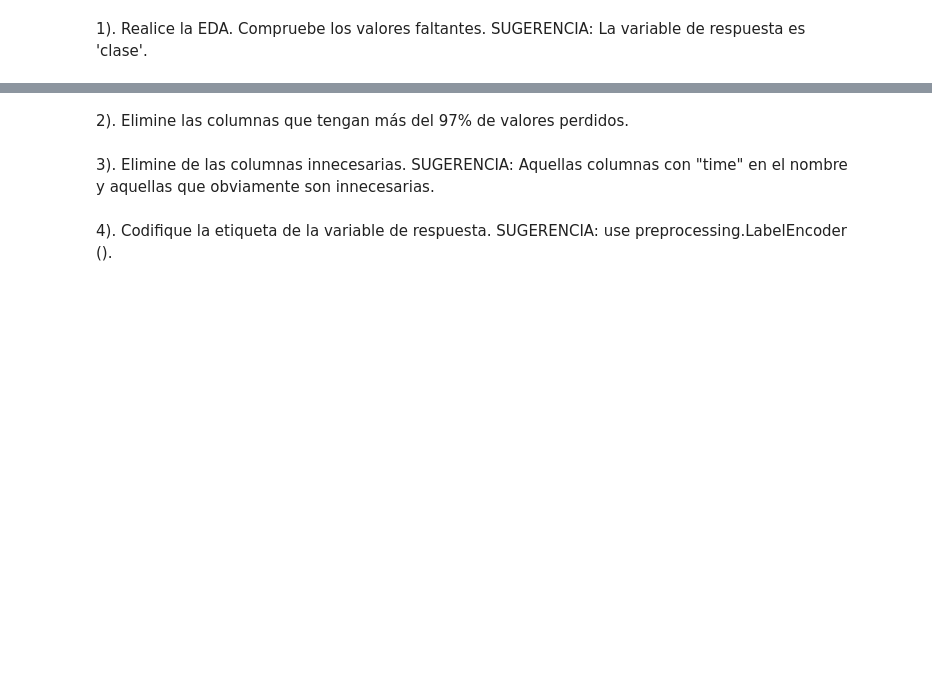
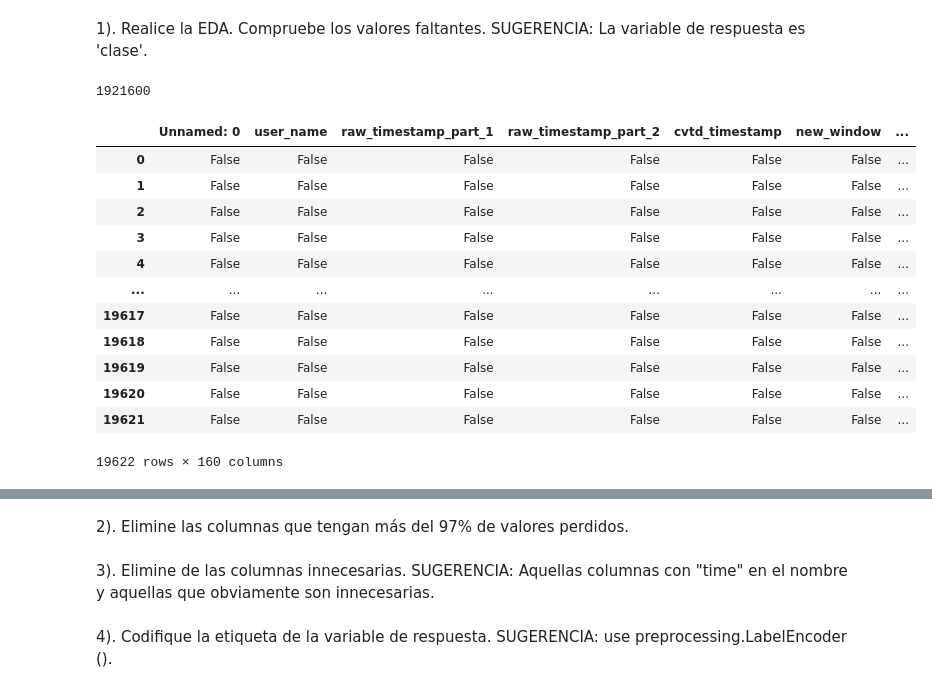
Before and after one commit to AndreaMendez09/Samsung-IA, a Jupyter notebook: 3.Ejercicios completados/2. Ejercicios obligatorios/Entregable 4 ML/problem_0502.ipynb, the cells around one changed output, grey strips where cells are left out. Drawn from its saved outputs; the diff is of its cells as text; code cells hidden in the pictures; blank space fills up the shorter version.

```diff
--- a/3.Ejercicios completados/2. Ejercicios obligatorios/Entregable 4 ML/problem_0502.ipynb
+++ b/3.Ejercicios completados/2. Ejercicios obligatorios/Entregable 4 ML/problem_0502.ipynb
@@ -41,0 +70,21 @@ df.columns
+# %%
+#EDA significa Exploratory Data Analysis
+print(df.isnull().sum().sum()) #Nos da la cantidad de NaN en el dataset
+# %% [output]
+1921600
+# %%
+df.isnull()
+# %% [output]
+|  | Unnamed: 0 | user_name | raw_timestamp_part_1 | raw_timestamp_part_2 | cvtd_timestamp | new_window | ... |
+| 0 | False | False | False | False | False | False | ... |
+| 1 | False | False | False | False | False | False | ... |
+| 2 | False | False | False | False | False | False | ... |
+| 3 | False | False | False | False | False | False | ... |
+| 4 | False | False | False | False | False | False | ... |
+| ... | ... | ... | ... | ... | ... | ... | ... |
+| 19617 | False | False | False | False | False | False | ... |
+| 19618 | False | False | False | False | False | False | ... |
+| 19619 | False | False | False | False | False | False | ... |
+| 19620 | False | False | False | False | False | False | ... |
+| 19621 | False | False | False | False | False | False | ... |
+19622 rows × 160 columns
```
Also changed, not shown: parts of 7 cells of this notebook, 7 other files.
